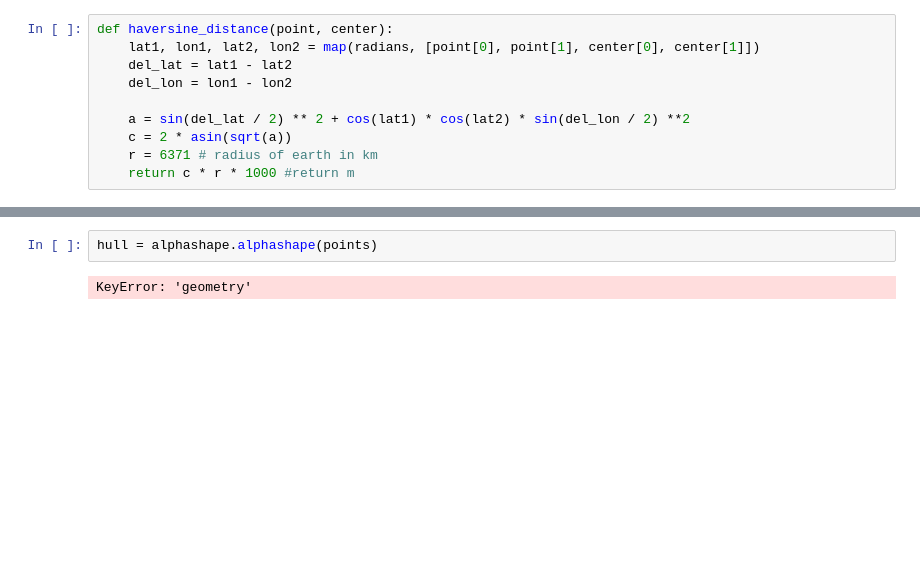
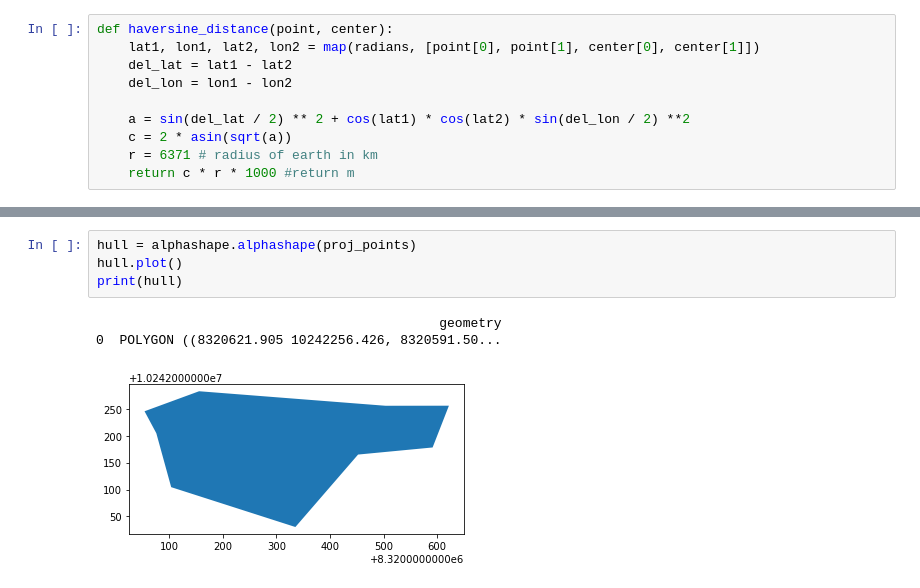
Before and after one commit to jekim99/concave_suwon, a Jupyter notebook: concave.ipynb, the cells around one changed output, grey strips where cells are left out. Cells and saved outputs as stored; diff of their text form; blank space fills up the shorter version.

```diff
--- a/concave.ipynb
+++ b/concave.ipynb
@@ -74,4 +98,8 @@ points
 # %%
-hull = alphashape.alphashape(points)
+hull = alphashape.alphashape(proj_points)
+hull.plot()
+print(hull)
 # %% [output]
-KeyError: 'geometry'
+                                            geometry
+0  POLYGON ((8320621.905 10242256.426, 8320591.50...
+[figure, added]
```
Also changed, not shown: parts of 10 cells of this notebook.
